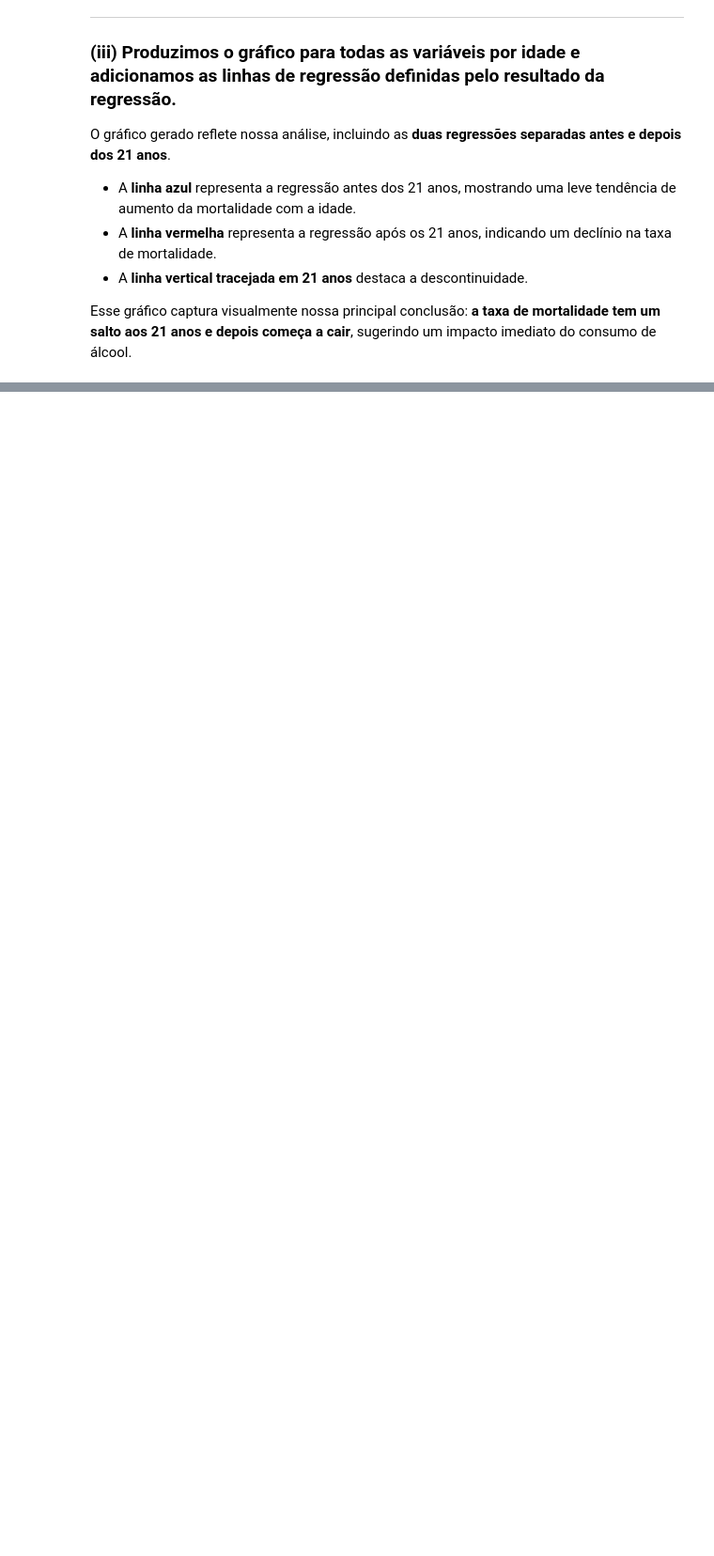
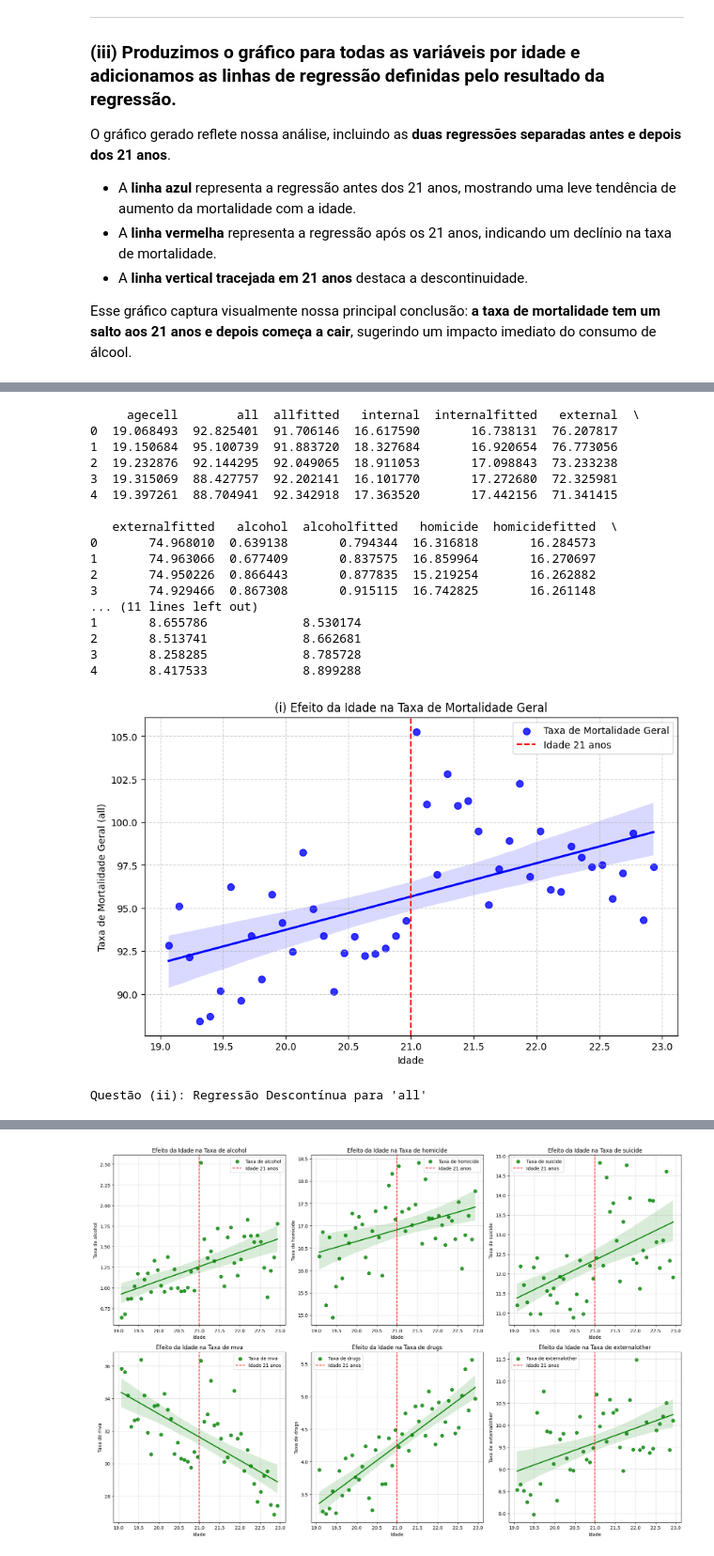
Before and after one commit to tomast1337/GCC1625_T1, a Jupyter notebook: IE_T3_NICOLAS_VYCAS_NERY.ipynb, the cells around one changed output, grey strips where cells are left out. Shown at 94% size. Cells and saved outputs as stored; diff of their text form; code cells hidden in the pictures; blank space fills up the shorter version.

Commit message:
Add new feature for enhanced data processing capabilities

```diff
--- a/IE_T3_NICOLAS_VYCAS_NERY.ipynb
+++ b/IE_T3_NICOLAS_VYCAS_NERY.ipynb
@@ -1023,0 +1056,78 @@ Esse gráfico captura visualmente nossa principal conclusão: **a taxa de mortal
+# %%
+import pandas as pd
+import seaborn as sns
+import matplotlib.pyplot as plt
+import statsmodels.api as sm
+import statsmodels.formula.api as smf
+
+# Carregar os dados
+df = pd.read_stata("AEJfigs.dta")
+
+# Verificar as primeiras linhas dos dados
+print(df.head())
+
+# (i): Reproduzir o gráfico da Figura 3 (Taxa de mortalidade geral por idade)
+plt.figure(figsize=(10, 6))
+sns.regplot(x="agecell", y="all", data=df, label="Taxa de Mortalidade Geral", color="blue", scatter_kws={"s": 50})
+plt.axvline(x=21, color="red", linestyle="--", label="Idade 21 anos")
+plt.xlabel("Idade")
+plt.ylabel("Taxa de Mortalidade Geral (all)")
+plt.title("(i) Efeito da Idade na Taxa de Mortalidade Geral")
+plt.legend()
+plt.grid(True, linestyle="--", alpha=0.6)
+plt.show()
+
+# (ii): Regressão Descontínua para a variável 'all' (taxa de mortalidade geral)
+# Criar variável de tratamento (1 se idade >= 21, 0 caso contrário)
+df["treatment"] = (df["agecell"] >= 21).astype(int)
+
+# Centralizar a idade em torno de 21 anos
+df["age_centered"] = df["agecell"] - 21
+
+# Modelo de regressão descontínua
+model = smf.ols("all ~ treatment + age_centered + treatment:age_centered", data=df).fit()
+
+# Exibir resultados da regressão
+print("Questão (ii): Regressão Descontínua para 'all'")
+print(model.summary())
+
+# (iii): Gráficos para todas as variáveis de mortalidade por idade
+# Lista de variáveis de mortalidade
+variables = ["alcohol", "homicide", "suicide", "mva", "drugs", "externalother"]
+
+# Criar subplots
+fig, axes = plt.subplots(nrows=2, ncols=3, figsize=(18, 12))
+axes = axes.flatten()
+
+# Loop para criar gráficos para cada variável
+for i, var in enumerate(variables):
+    sns.regplot(x="agecell", y=var, data=df, ax=axes[i], label=f"Taxa de {var}", color="green", scatter_kws={"s": 50})
+    axes[i].axvline(x=21, color="red", linestyle="--", label="Idade 21 anos")
+    axes[i].set_xlabel("Idade")
+    axes[i].set_ylabel(f"Taxa de {var}")
+    axes[i].set_title(f"Efeito da Idade na Taxa de {var}")
+    axes[i].legend()
+    axes[i].grid(True, linestyle="--", alpha=0.6)
+
+plt.tight_layout()
+plt.show()
+# %% [output]
+     agecell        all  allfitted   internal  internalfitted   external  \
+0  19.068493  92.825401  91.706146  16.617590       16.738131  76.207817
+1  19.150684  95.100739  91.883720  18.327684       16.920654  76.773056
+2  19.232876  92.144295  92.049065  18.911053       17.098843  73.233238
+3  19.315069  88.427757  92.202141  16.101770       17.272680  72.325981
+4  19.397261  88.704941  92.342918  17.363520       17.442156  71.341415
+
+   externalfitted   alcohol  alcoholfitted   homicide  homicidefitted  \
+0       74.968010  0.639138       0.794344  16.316818       16.284573
+1       74.963066  0.677409       0.837575  16.859964       16.270697
+2       74.950226  0.866443       0.877835  15.219254       16.262882
+3       74.929466  0.867308       0.915115  16.742825       16.261148
+... (11 lines left out)
+1       8.655786             8.530174
+2       8.513741             8.662681
+3       8.258285             8.785728
+4       8.417533             8.899288
+[figure, added]
+Questão (ii): Regressão Descontínua para 'all'
@@ -1023,0 +1151 @@ Esse gráfico captura visualmente nossa principal conclusão: **a taxa de mortal
+[figure, added]
```
Also changed, not shown: parts of 3 cells of this notebook.
